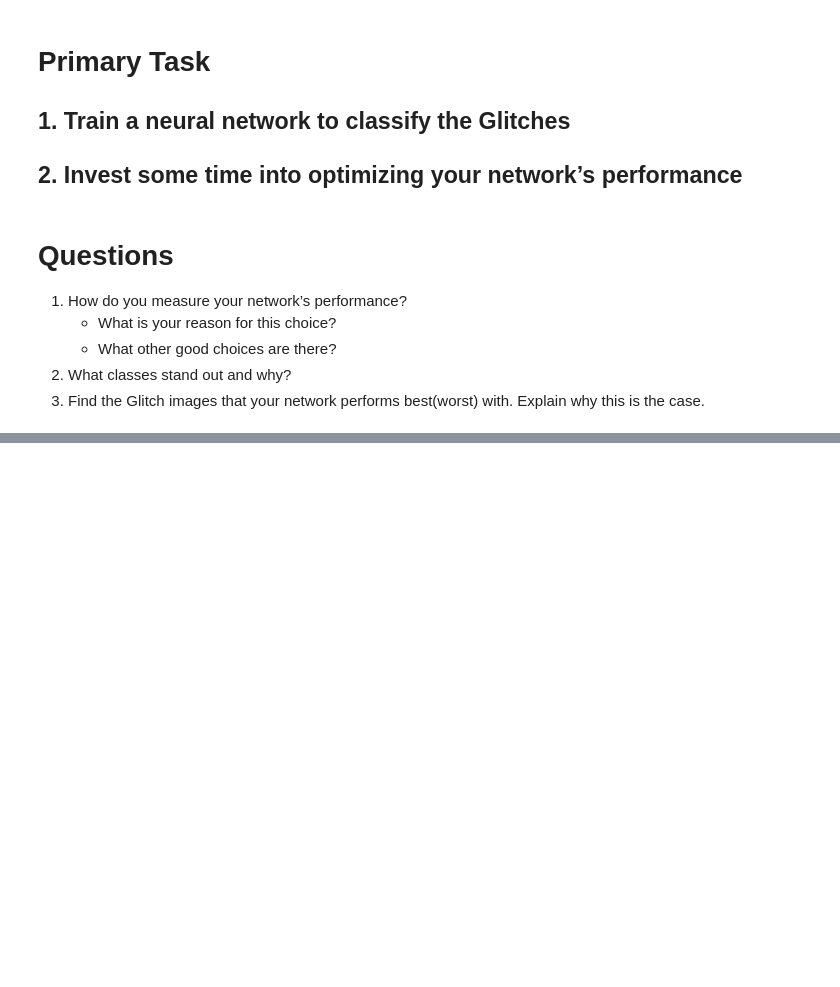
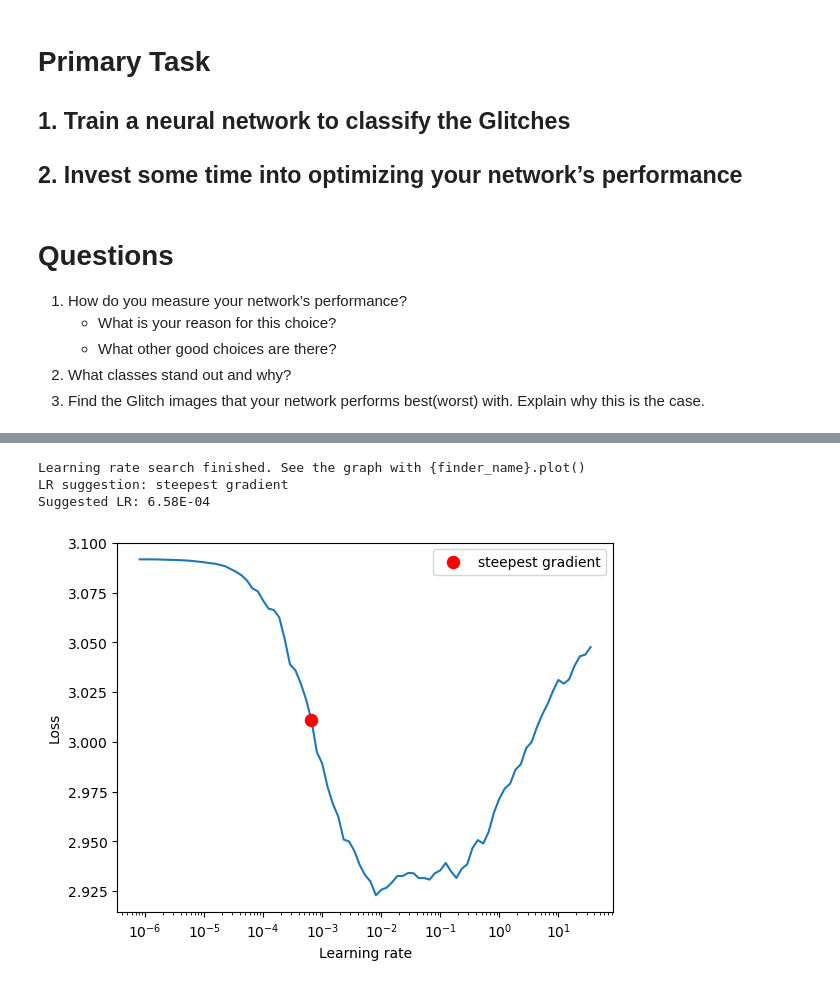
Before and after one commit to ErUM-Data-Hub/Challenges, a Jupyter notebook: GravitySpy/Challenge.ipynb, the cells around one changed output, grey strips where cells are left out. Drawn from its saved outputs; the diff is of its cells as text; code cells hidden in the pictures; blank space fills up the shorter version.

```diff
--- a/GravitySpy/Challenge.ipynb
+++ b/GravitySpy/Challenge.ipynb
@@ -217,0 +291,3 @@ show_confusion(label_indices, label_indices)
+# %%
+train_dataloader = DataLoader(training_data, batch_size=64, shuffle=True)
+test_dataloader = DataLoader(test_data, batch_size=64, shuffle=True)
@@ -217,0 +313,24 @@ show_confusion(label_indices, label_indices)
+# %%
+from torch import nn
+
+class CNN(nn.Module):
+    def __init__(self):
+        super().__init__()
+        self.cnn_stack = nn.Sequential(
+            nn.Conv2d(in_channels=4, out_channels=32, kernel_size=5),
+            nn.MaxPool2d(kernel_size=2),
+            nn.Dropout(p=0.5),
+            nn.Conv2d(in_channels=32, out_channels=64, kernel_size=5),
+            nn.MaxPool2d(kernel_size=2),
+            nn.Dropout(p=0.5),
+        )
+        self.flatten = nn.Flatten()
+        self.lin = nn.Linear(in_features=79872, out_features=22)
+        self.softmax = nn.Softmax(dim=1)
+
+    def forward(self, x):
+        x = self.cnn_stack(x)
+        x = self.flatten(x)
+        x = self.lin(x)
+        x = self.softmax(x)
+        return x
@@ -217,0 +417,14 @@ show_confusion(label_indices, label_indices)
+# %%
+from torch_lr_finder import LRFinder
+model = CNN().to(device)
+criterion = nn.CrossEntropyLoss()
+optimizer = torch.optim.Adam(model.parameters(), lr=1e-7, weight_decay=1e-2)
+lr_finder = LRFinder(model, optimizer, criterion, device=device)
+lr_finder.range_test(train_dataloader, end_lr=100, num_iter=100)
+lr_finder.plot() # to inspect the loss-learning rate graph
+lr_finder.reset() # to reset the model and optimizer to their initial state
+# %% [output]
+Learning rate search finished. See the graph with {finder_name}.plot()
+LR suggestion: steepest gradient
+Suggested LR: 6.58E-04
+[figure, added]
```
Also changed, not shown: parts of 48 cells of this notebook.
